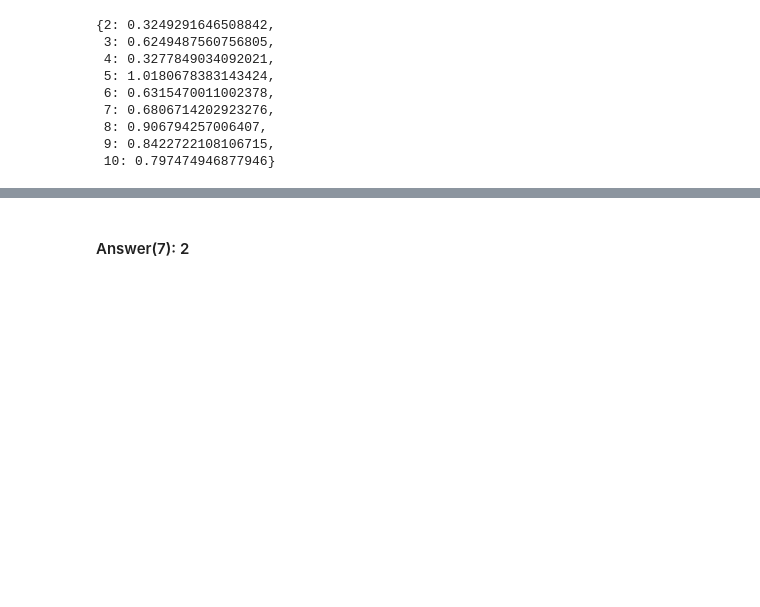
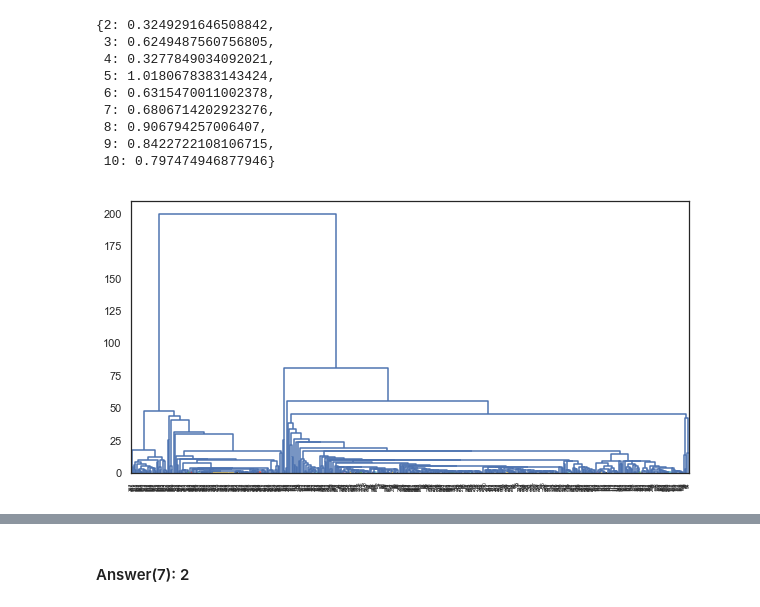
Before and after one commit to AndrewTrefilov/my-journey-to-ml-starts-here, a Jupyter notebook: Assignment#7.ipynb, the cells around one changed output, grey strips where cells are left out. Saved outputs shown, nothing was run; the diff lists cells and outputs as text; code cells hidden in the pictures; blank space fills up the shorter version.

```diff
--- a/Assignment#7.ipynb
+++ b/Assignment#7.ipynb
@@ -332,3 +332,18 @@ d
  8: 0.906794257006407,
  9: 0.8422722108106715,
  10: 0.797474946877946}
+# %%
+from scipy.cluster import hierarchy
+from scipy.spatial.distance import pdist
+
+X = boston.data
+pca = PCA(n_components=2)
+X_reduced = pca.fit_transform(X)
+
+distance_mat = pdist(X_reduced) # pdist calculates the upper triangle of the distance matrix
+
+Z = hierarchy.linkage(distance_mat, 'single') # linkage is agglomerative clustering algorithm
+plt.figure(figsize=(10, 5))
+dn = hierarchy.dendrogram(Z, color_threshold=0.5)
+# %% [output]
+[figure, added]
```
Also changed, not shown: parts of 1 cell of this notebook.
